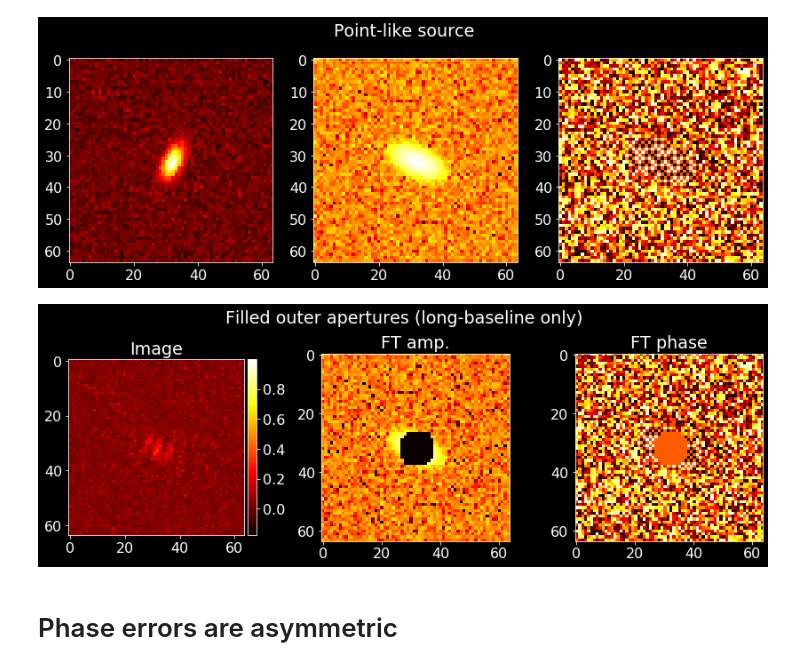
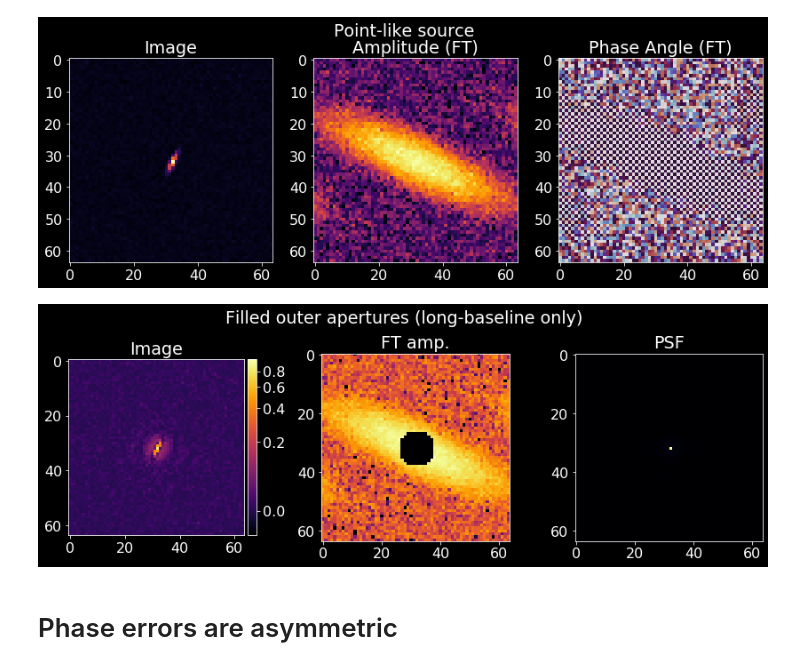
Before and after one commit to keflavich/AST4723-Public-Materials, a Jupyter notebook: Interferometry - Phase and Amplitude Errors.ipynb, the cells around one changed output. Drawn from its saved outputs; the diff is of its cells as text; code cells hidden in the pictures.

```diff
--- a/Interferometry - Phase and Amplitude Errors.ipynb
+++ b/Interferometry - Phase and Amplitude Errors.ipynb
@@ -10,7 +18,7 @@ from mpl_toolkits.axes_grid1 import make_axes_locatable
 pl.style.use('dark_background')
 pl.rcParams['figure.figsize'] = (12,12)
 pl.rcParams['font.size'] = 16
-pl.rcParams['image.cmap'] = 'hot'
+pl.rcParams['image.cmap'] = 'inferno'
 # %%
 imshape = [64,64]
 yy,xx = np.indices(imshape)
@@ -19,16 +27,20 @@ yy = yy-imshape[0]/2
 rr = ((xx)**2 + (yy)**2)**0.5
 rrint = rr.astype('int')
 
-img = Gaussian2D(x_stddev=2,y_stddev=4,theta=25*u.deg)(xx,yy)
-img += np.random.randn(*img.shape) * 0.05
+img = Gaussian2D(x_stddev=0.5,y_stddev=2,theta=25*u.deg)(xx,yy)
+noise = np.random.randn(*img.shape) * 0.01
+img += noise
 ftim = np.fft.fftshift(np.fft.fft2(img))
 # %%
 pl.figure(figsize=(14,4.5))
 pl.subplot(1,3,1).imshow(img)
+pl.title("Image")
 pl.suptitle("Point-like source")
 _=pl.subplot(1,3,2).imshow(np.abs(ftim),
-                           norm=simple_norm(np.abs(ftim), stretch='log'))
-_=pl.subplot(1,3,3).imshow(np.angle(ftim).value,)
+                           norm=simple_norm(np.abs(ftim), stretch='asinh'))
+pl.title("Amplitude (FT)")
+_=pl.subplot(1,3,3).imshow(np.angle(ftim).value, cmap=pl.cm.twilight)
+_=pl.title("Phase Angle (FT)")
 # %% [output]
-[figure, old version]
+[figure, new version]
 # %%
@@ -52,9 +73,9 @@ ft_sample = np.zeros_like(ftim)
 
 ft_sample[rrint > 5] = ftim[rrint > 5]
 
-show_im_and_ft(ft_sample,)
+show_im_and_ft(ft_sample, sampling=rrint > 5)
 # %% [output]
-[figure, old version]
+[figure, new version]
 # %%
 # introduce phase error
 phase = np.angle(ftim)
```
Also changed, not shown: parts of 26 cells of this notebook, 1 other file.
